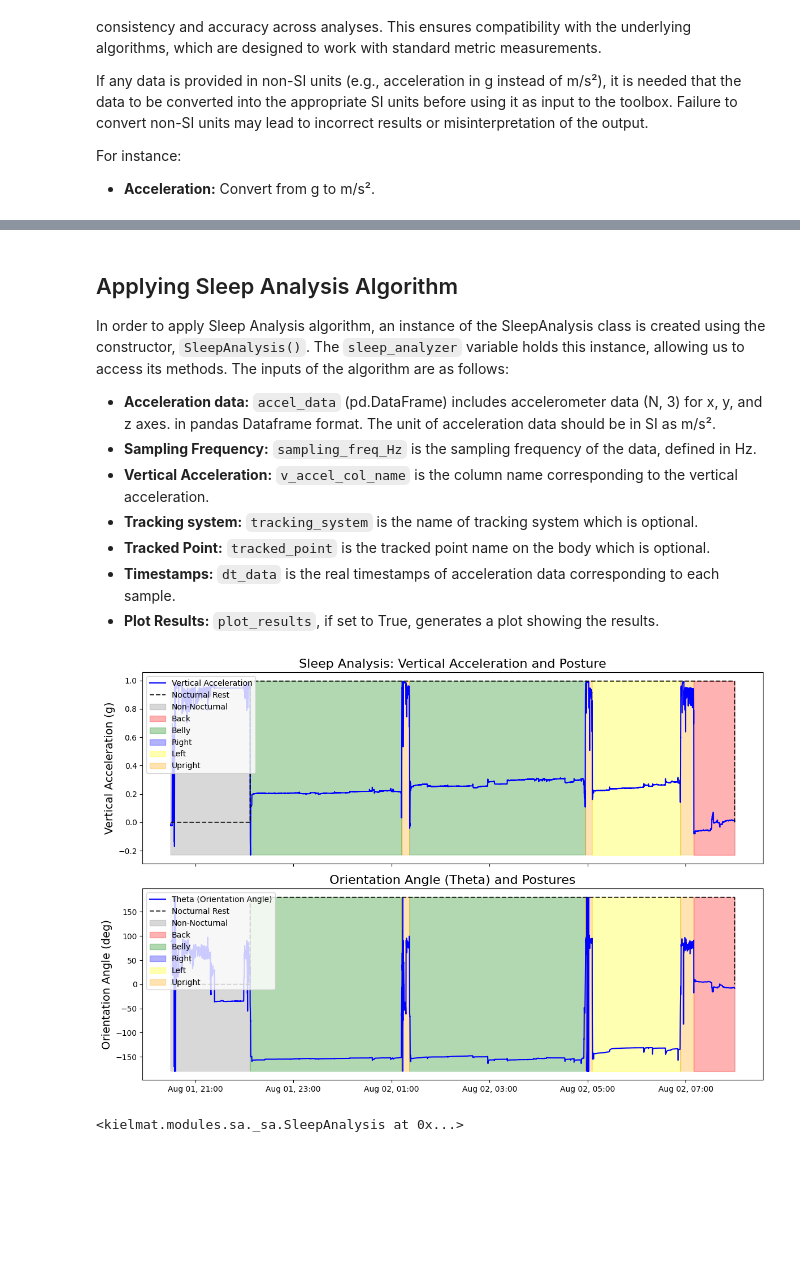
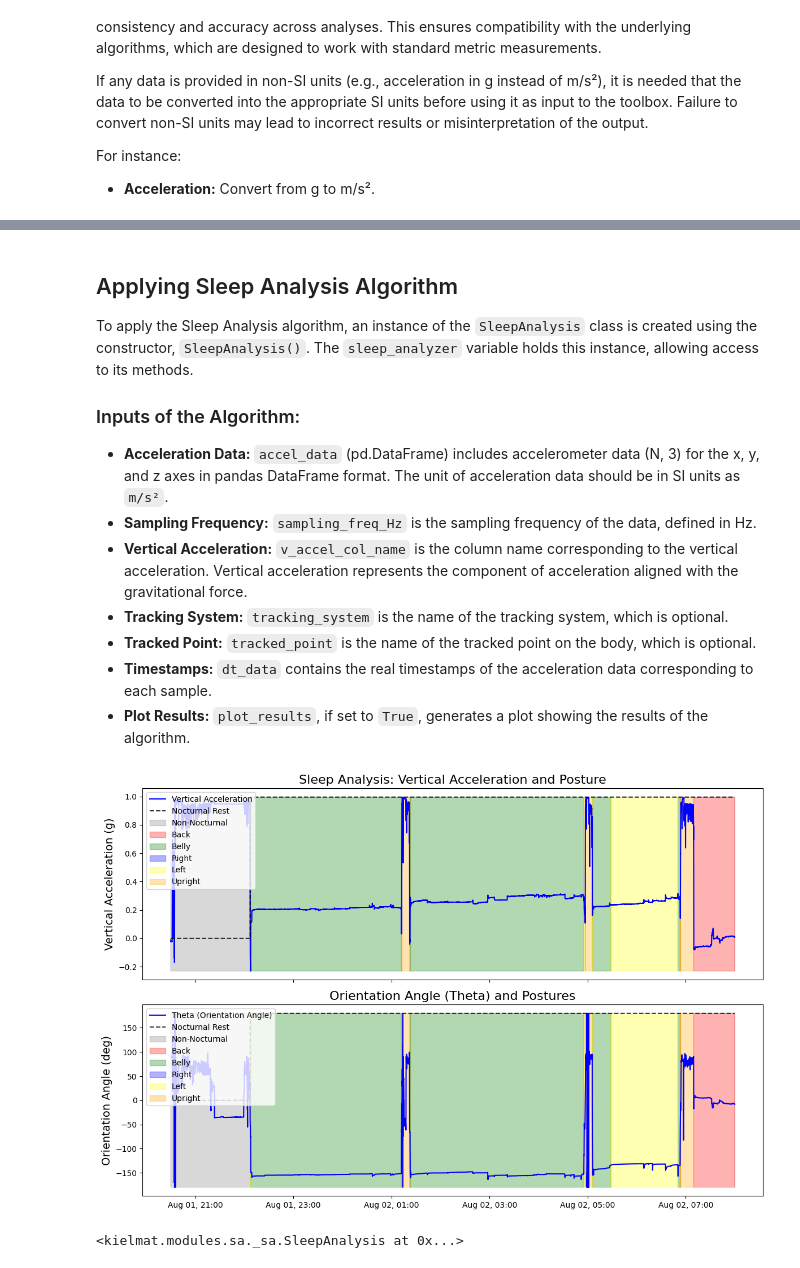
Before and after one commit to neurogeriatricskiel/KielMAT, a Jupyter notebook: examples/modules_09_sa.ipynb, the cells around one changed output, grey strips where cells are left out. Cells and saved outputs as stored; diff of their text form; code cells hidden in the pictures; blank space fills up the shorter version.

```diff
--- a/examples/modules_09_sa.ipynb
+++ b/examples/modules_09_sa.ipynb
@@ -223,0 +57,5 @@ plt.show()
+# %%
+# Extract and display timestamps of data
+dt_data = pd.to_datetime(accel_df["timestamp"])
+print("\nTimestamps:")
+print(dt_data.head())
@@ -223,0 +70,6 @@ plt.show()
+# %%
+# Extract acceleration data
+accel_df = accel_df.drop(columns=["timestamp"])
+
+# Acceleration data
+print(f"Acceleration Data:", accel_df.head())
@@ -223,0 +83,4 @@ plt.show()
+# %%
+# Extract acceleration unit
+accel_unit = channels_df["units"].iloc[0]
+print("\nAcceleration Unit:", accel_unit)
@@ -223,0 +89,4 @@ plt.show()
+# %%
+# Extract sampling frequency of the acceleration data
+sampling_frequency = channels_df["sampling_frequency"].iloc[0]
+print("\nSampling Frequency:", sampling_frequency,"(Hz)")
@@ -243,31 +157,32 @@ elif accel_unit in ["g", "G"]:
 # %% [markdown]
 ## Applying Sleep Analysis Algorithm
 
-In order to apply Sleep Analysis algorithm, an instance of the SleepAnalysis class is created using the constructor, `SleepAnalysis()`. The `sleep_analyzer` variable holds this instance, allowing us to access its methods. The inputs of the algorithm are as follows:
+To apply the Sleep Analysis algorithm, an instance of the `SleepAnalysis` class is created using the constructor, `SleepAnalysis()`. The `sleep_analyzer` variable holds this instance, allowing access to its methods.
 
-- **Acceleration data:** `accel_data` (pd.DataFrame) includes accelerometer data (N, 3) for x, y, and z axes. in pandas Dataframe format. The unit of acceleration data should be in SI as m/s².
+### Inputs of the Algorithm:
+- **Acceleration Data:** `accel_data` (pd.DataFrame) includes accelerometer data (N, 3) for the x, y, and z axes in pandas DataFrame format. The unit of acceleration data should be in SI units as `m/s²`.
 - **Sampling Frequency:** `sampling_freq_Hz` is the sampling frequency of the data, defined in Hz.
-- **Vertical Acceleration:** `v_accel_col_name` is the column name corresponding to the vertical acceleration.
-- **Tracking system:** `tracking_system` is the name of tracking system which is optional.
-- **Tracked Point:** `tracked_point` is the tracked point name on the body which is optional.
-- **Timestamps:** `dt_data` is the real timestamps of acceleration data corresponding to each sample.
-- **Plot Results:** `plot_results`, if set to True, generates a plot showing the results.
+- **Vertical Acceleration:** `v_accel_col_name` is the column name corresponding to the vertical acceleration. Vertical acceleration represents the component of acceleration aligned with the gravitational force.
+- **Tracking System:** `tracking_system` is the name of the tracking system, which is optional.
+- **Tracked Point:** `tracked_point` is the name of the tracked point on the body, which is optional.
+- **Timestamps:** `dt_data` contains the real timestamps of the acceleration data corresponding to each sample.
+- **Plot Results:** `plot_results`, if set to `True`, generates a plot showing the results of the algorithm.
 # %%
 # Initialize the SleepAnalysis instance
 sleep_analyzer = SleepAnalysis()
 
 # Run detection and visualize results
 sleep_analyzer.detect(
     accel_data=accel_df,
-    v_accel_col_name="SA_ACCEL_y",
-    sampling_frequency=int(sampling_frequency),
+    v_accel_col_name="LowerBack_ACCEL_y",
+    sampling_frequency_Hz=float(sampling_frequency),
     tracking_system="imu",
-    tracked_point="SA",
+    tracked_point="LowerBack",
     dt_data=dt_data,
     plot_results=True
 )
 # %% [output]
-[figure, old version]
+[figure, new version]
 <kielmat.modules.sa._sa.SleepAnalysis at 0x...>
 # %% [markdown]
 The outputs are stored in the `posture_` attribute, which is a pandas DataFrame in BIDS format with the following columns:
```
Also changed, not shown: parts of 18 cells of this notebook.
